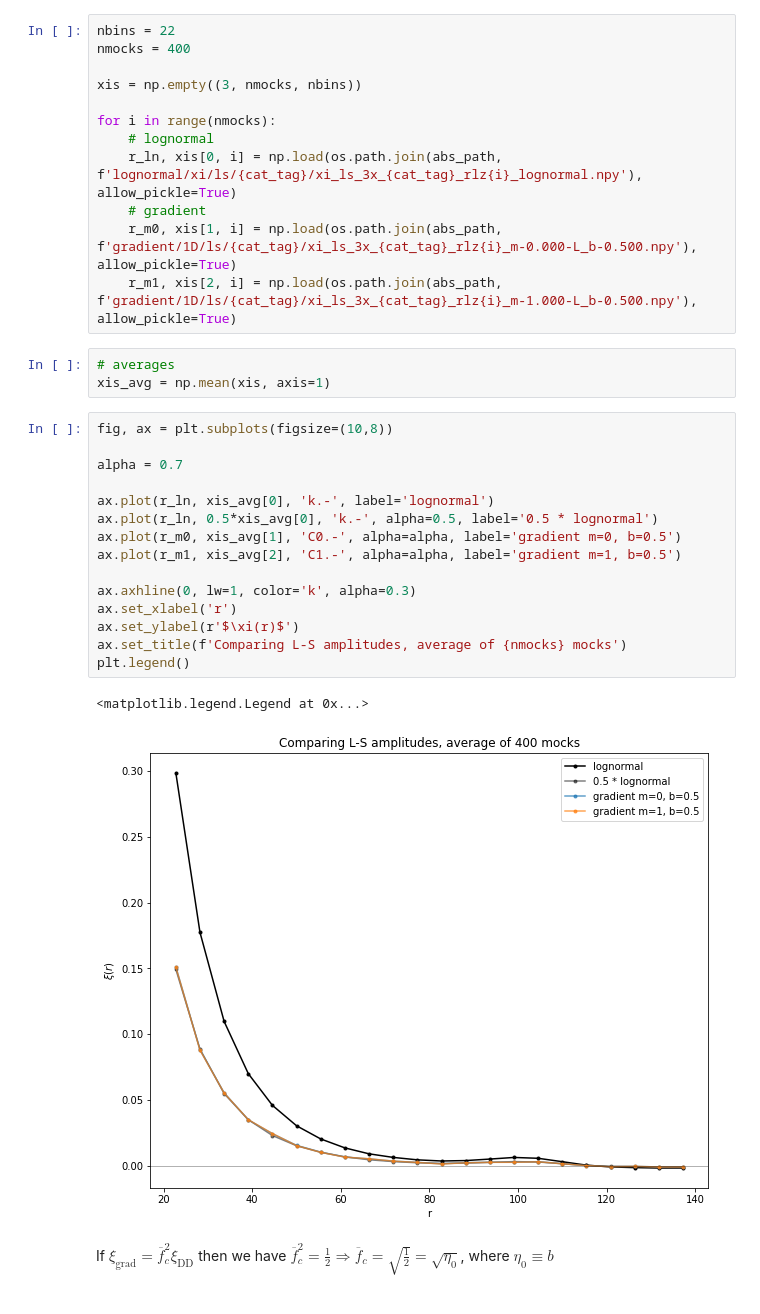
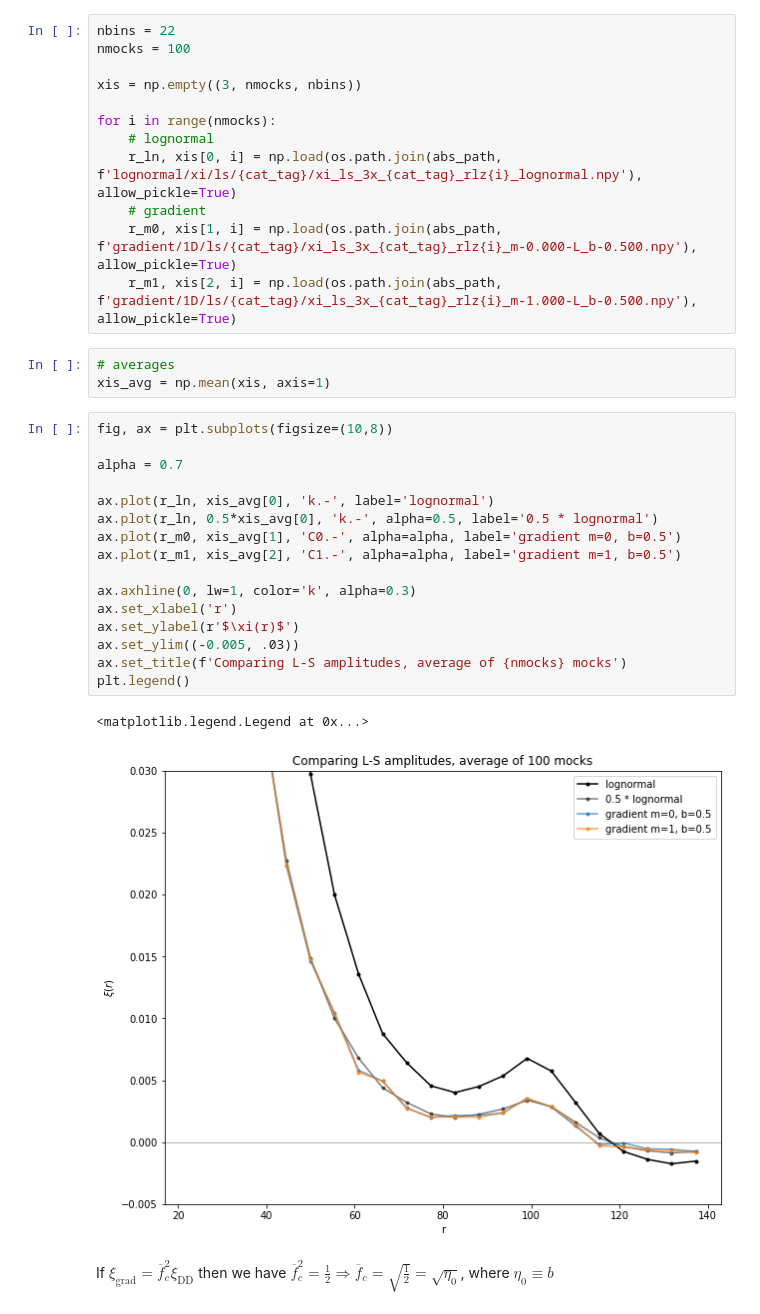
Before and after one commit to abbyw24/CFE_gradients, a Jupyter notebook: notebooks/understanding_threshold.ipynb, the cells around one changed output. Saved outputs shown, nothing was run; the diff lists cells and outputs as text.

```diff
--- a/notebooks/understanding_threshold.ipynb
+++ b/notebooks/understanding_threshold.ipynb
@@ -15,7 +15,7 @@ cat_tag = 'L750_n1e-4_z057_patchy_As2x'
 ## binned estimators
 # %%
 nbins = 22
-nmocks = 400
+nmocks = 100
 
 xis = np.empty((3, nmocks, nbins))
 
@@ -31,20 +31,21 @@ xis_avg = np.mean(xis, axis=1)
 # %%
 fig, ax = plt.subplots(figsize=(10,8))
 
 alpha = 0.7
 
 ax.plot(r_ln, xis_avg[0], 'k.-', label='lognormal')
 ax.plot(r_ln, 0.5*xis_avg[0], 'k.-', alpha=0.5, label='0.5 * lognormal')
 ax.plot(r_m0, xis_avg[1], 'C0.-', alpha=alpha, label='gradient m=0, b=0.5')
 ax.plot(r_m1, xis_avg[2], 'C1.-', alpha=alpha, label='gradient m=1, b=0.5')
 
 ax.axhline(0, lw=1, color='k', alpha=0.3)
 ax.set_xlabel('r')
 ax.set_ylabel(r'$\xi(r)$')
+ax.set_ylim((-0.005, .03))
 ax.set_title(f'Comparing L-S amplitudes, average of {nmocks} mocks')
 plt.legend()
 # %% [output]
 <matplotlib.legend.Legend at 0x...>
-[figure, old version]
+[figure, new version]
 # %% [markdown]
 If $\xi_{\mathrm{grad}} = \overline{f}_c^2 \xi_{\mathrm{DD}}$ then we have $\overline{f}_c^2 = \frac{1}{2} \Rightarrow \overline{f}_c = \sqrt{\frac{1}{2}} = \sqrt{\eta_0}$, where $\eta_0 \equiv b$
```
Also changed, not shown: parts of 21 cells of this notebook, 2 other files.
